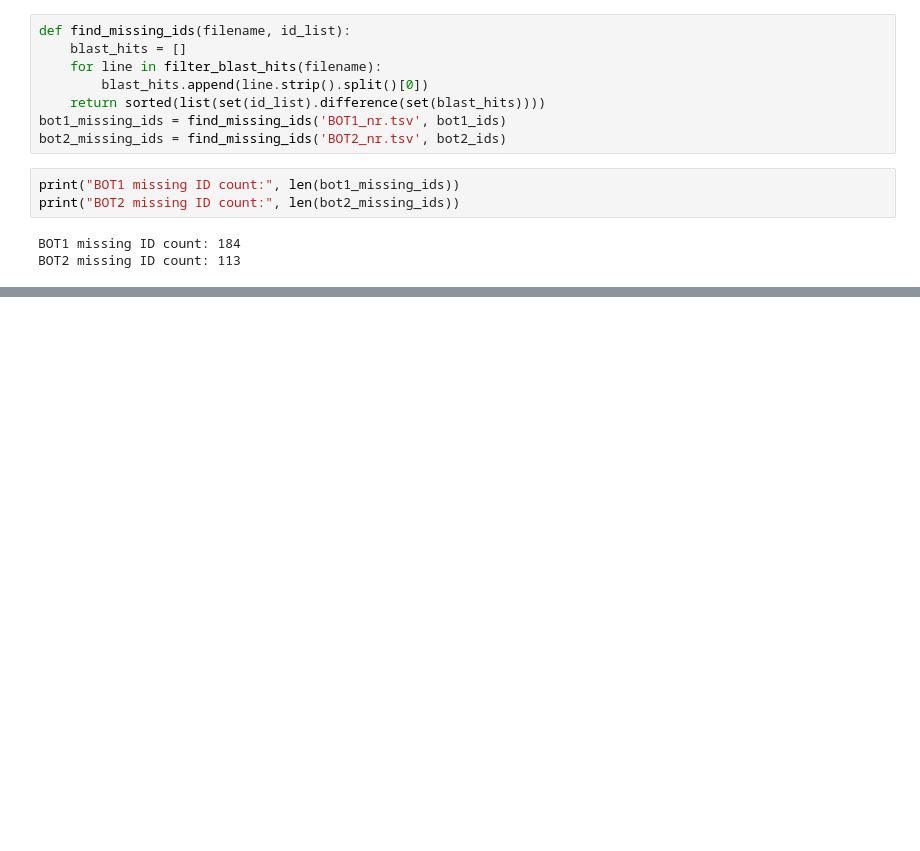
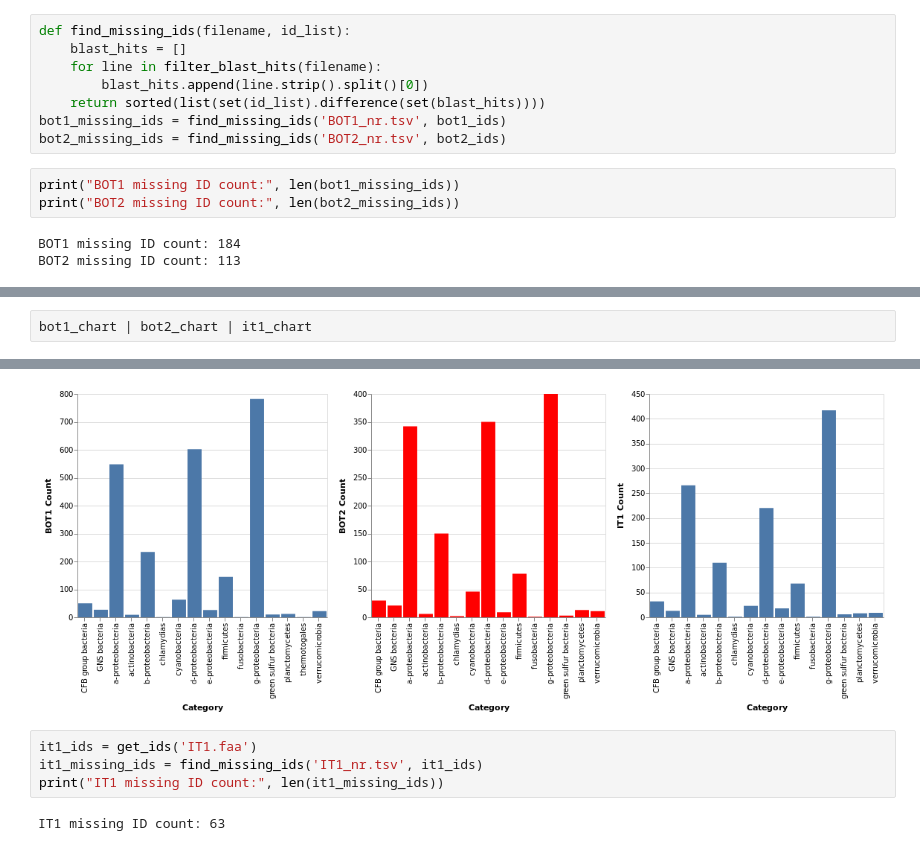
Before and after one commit to pvanheus/mtbact, a Jupyter notebook: magnetotactic.ipynb, the cells around one changed output, grey strips where cells are left out. Saved outputs shown, nothing was run; the diff lists cells and outputs as text; blank space fills up the shorter version.

```diff
--- a/magnetotactic.ipynb
+++ b/magnetotactic.ipynb
@@ -358,0 +388,3 @@ BOT2 missing ID count: 113
+# %%
+bot1_chart | bot2_chart | it1_chart
+# %% [output]
@@ -358,0 +392,7 @@ BOT2 missing ID count: 113
+[figure, added]
+# %%
+it1_ids = get_ids('IT1.faa')
+it1_missing_ids = find_missing_ids('IT1_nr.tsv', it1_ids)
+print("IT1 missing ID count:", len(it1_missing_ids))
+# %% [output]
+IT1 missing ID count: 63
```
Also changed, not shown: parts of 6 cells of this notebook.
